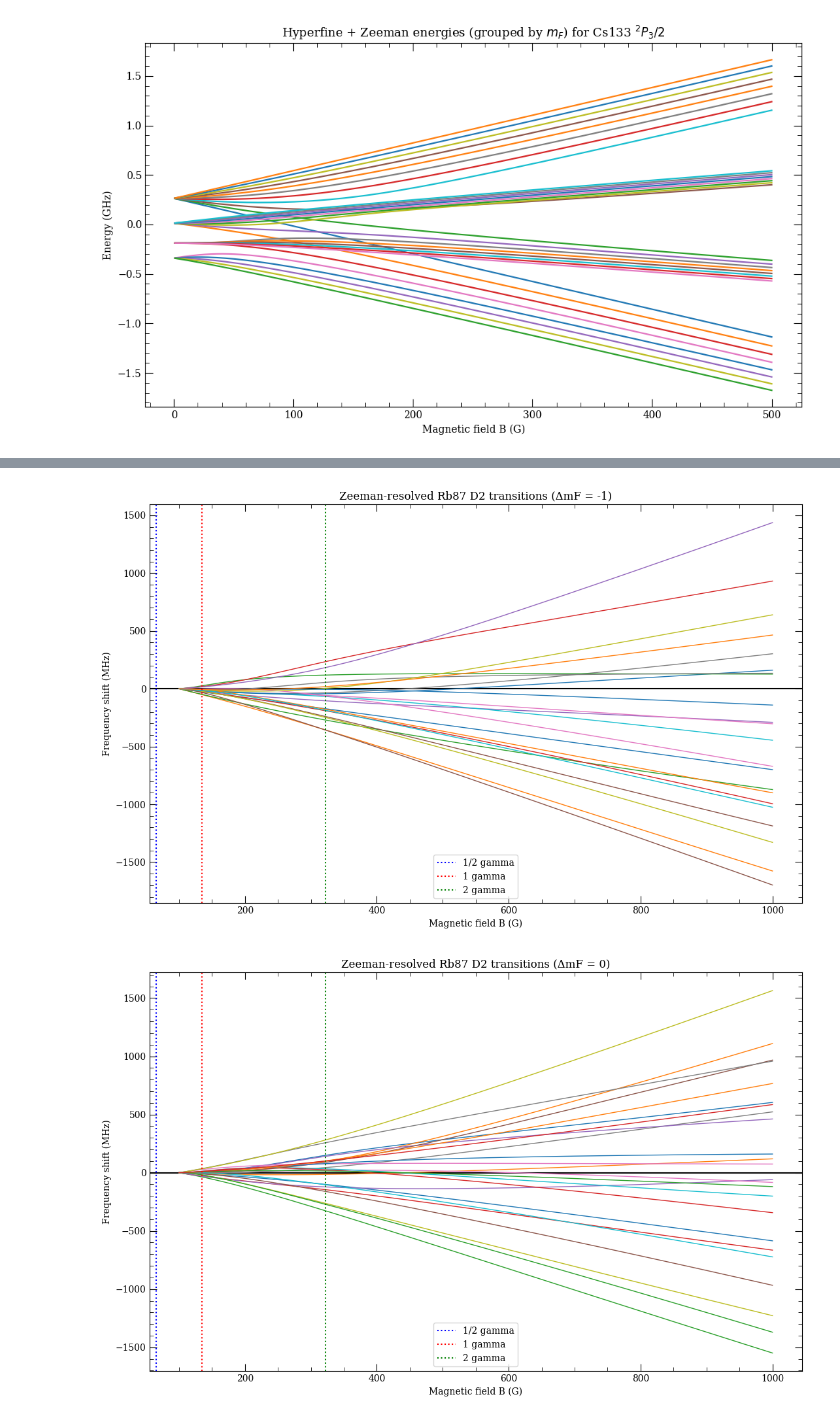
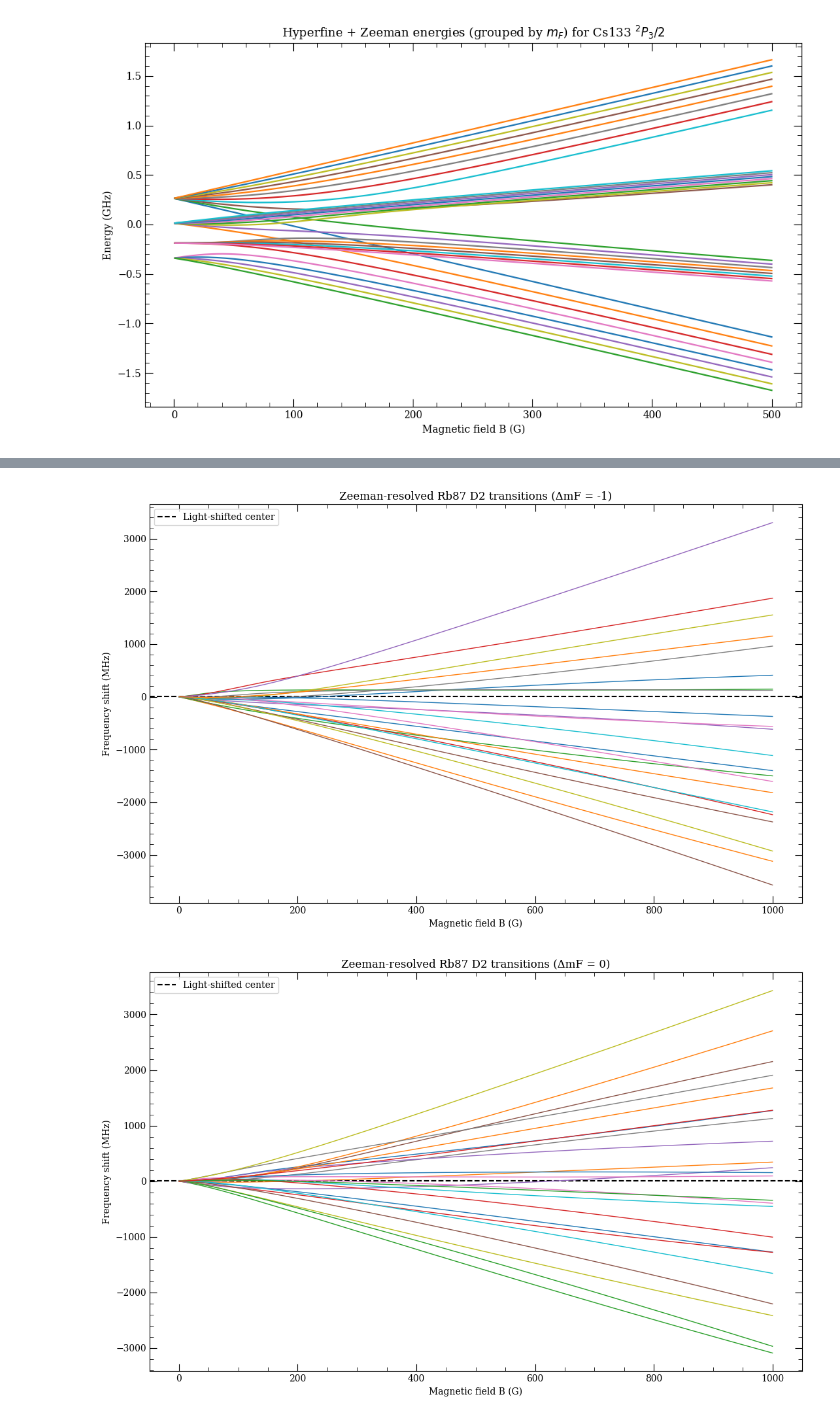
Before and after one commit to Lopez-Santi/RbCs-simulations, a Jupyter notebook: lattice transport/magneticdependence.ipynb, the cells around one changed output, grey strips where cells are left out. Cells and saved outputs as stored; diff of their text form; code cells hidden in the pictures.

Commit message:
Added MOT doppler broadening + light shift from tweezer to B field calculations. Started work on a numberofTweezers jupyter notebook that copies 2.0's Wolfram script

```diff
--- a/lattice transport/magneticdependence.ipynb
+++ b/lattice transport/magneticdependence.ipynb
@@ -732,36 +657,9 @@ gJ_e = lande_gJ(L_e, S_e, J_e, gL=atom.gL, gS=atom.gS)
 lower = dict(I=I, J=J_g, A_hz=A_g, B_hz=B_g, gJ=gJ_g, gI=gI)
 upper = dict(I=I, J=J_e, A_hz=A_e, B_hz=B_e, gJ=gJ_e, gI=gI)
 
-B_fields = np.linspace(0.0, 0.05, 501)  # Tesla
+B_fields = np.linspace(0.0, 0.1, 501)  # Tesla
 # Compute transitions (you can still compute all ΔmF if you want)
 Bs, Rb_transitions = zeeman_transition_frequencies_by_mF(
     lower, upper, B_fields,
     allowed_delta_mF=(0, +1, -1)   # keep general
 )
-
-# Find where we exceed D2 linewidth
-print("half linewidth")
-Rb_B_crit_halflinewidth = find_B_where_all_transitions_exceed_threshold(
-    Bs,
-    Rb_transitions,
-    threshold_hz=Rb_D2_gamma/2,
-    transitions_are_absolute=True
-)
-
-print("")
-print("linewidth")
-Rb_B_crit_linewidth = find_B_where_all_transitions_exceed_threshold(
-    Bs,
-    Rb_transitions,
-    threshold_hz=Rb_D2_gamma,
-    transitions_are_absolute=True
-)
-
-print("")
-print("two linewidth")
-Rb_B_crit_twolinewidth = find_B_where_all_transitions_exceed_threshold(
-    Bs,
-    Rb_transitions,
-    threshold_hz=Rb_D2_gamma*2,
-    transitions_are_absolute=True
-)
@@ -804,6 +690,6 @@ plt.show()
 # %%
 plt.figure(figsize=(11, 7))
-plt.axhline(0, color='black')
+plt.axhline(-Rb_D2freq_shift/1e6, color='black', linestyle='dashed', label='Light-shifted center')
 
 x = Bs * 1e4        # Tesla -> Gauss
 
@@ -819,42 +705,36 @@ for label, nu_B in Rb_transitions.items():
 
 plt.xlabel("Magnetic field B (G)")
 plt.ylabel("Frequency shift (MHz)")
-plt.axvline(Rb_B_crit_halflinewidth, linestyle='dotted', color='b', label='1/2 gamma')
-plt.axvline(Rb_B_crit_linewidth, linestyle='dotted', color='r', label='1 gamma')
-plt.axvline(Rb_B_crit_twolinewidth, linestyle='dotted', color='g', label='2 gamma')
 plt.legend()
 plt.title("Zeeman-resolved Rb87 D2 transitions (ΔmF = -1)")
 plt.tight_layout()
 plt.show()
 # %% [output]
-[figure, old version]
+[figure, new version]
 # %%
 plt.figure(figsize=(11, 7))
-plt.axhline(0, color='black')
+plt.axhline(-Rb_D2freq_shift/1e6, color='black', linestyle='dashed', label='Light-shifted center')
 
 x = Bs * 1e4        # Tesla -> Gauss
 
 for label, nu_B in Rb_transitions.items():
 
     # --- NEW: keep only ΔmF = +1 transitions ---
     if "ΔmF=+0" not in label:
         continue
 
     y = nu_B / 1e6  # Hz -> MHz
     plt.plot(x, y, lw=1)
 
 
 plt.xlabel("Magnetic field B (G)")
 plt.ylabel("Frequency shift (MHz)")
-plt.axvline(Rb_B_crit_halflinewidth, linestyle='dotted', color='b', label='1/2 gamma')
-plt.axvline(Rb_B_crit_linewidth, linestyle='dotted', color='r', label='1 gamma')
-plt.axvline(Rb_B_crit_twolinewidth, linestyle='dotted', color='g', label='2 gamma')
 plt.legend()
 plt.title("Zeeman-resolved Rb87 D2 transitions (ΔmF = 0)")
 plt.tight_layout()
 plt.show()
 # %% [output]
-[figure, old version]
+[figure, new version]
 # %%
 # Build state dicts for e.g. Cs D2: 6S1/2 -> 6P3/2
 atom = arc.Caesium()
```
Also changed, not shown: parts of 18 cells of this notebook, 1 other file.
